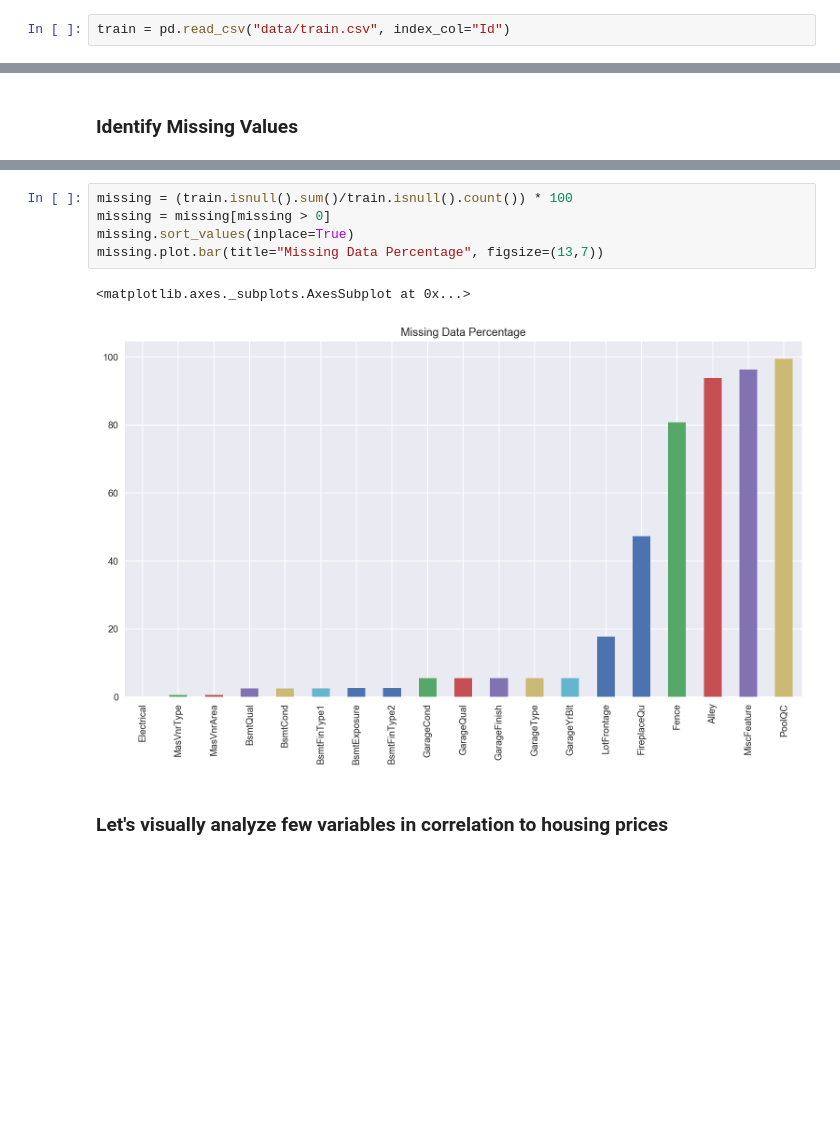
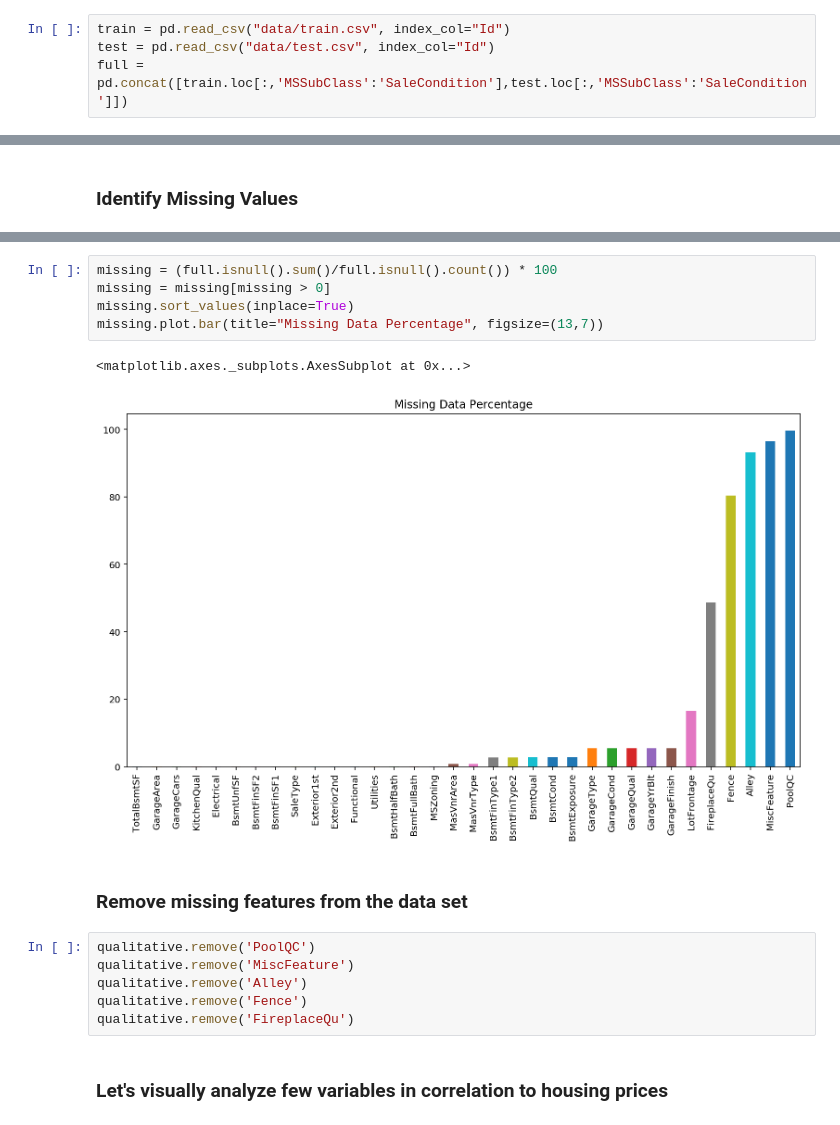
Before and after one commit to azouari/data-science, a Jupyter notebook: warmups/house-prices-advanced-regression-techniques/Housing Prices.ipynb, the cells around one changed output, grey strips where cells are left out. Saved outputs shown, nothing was run; the diff lists cells and outputs as text; blank space fills up the shorter version.

```diff
--- a/warmups/house-prices-advanced-regression-techniques/Housing Prices.ipynb
+++ b/warmups/house-prices-advanced-regression-techniques/Housing Prices.ipynb
@@ -11,3 +13,5 @@ pd.options.display.max_columns = 100
 # %%
 train = pd.read_csv("data/train.csv", index_col="Id")
+test = pd.read_csv("data/test.csv", index_col="Id")
+full = pd.concat([train.loc[:,'MSSubClass':'SaleCondition'],test.loc[:,'MSSubClass':'SaleCondition']])
 # %%
@@ -39,11 +57,19 @@ missing.plot.bar(title="Quantify Number of Missing Values", figsize=(13,7))
 # %%
-missing = (train.isnull().sum()/train.isnull().count()) * 100
+missing = (full.isnull().sum()/full.isnull().count()) * 100
 missing = missing[missing > 0]
 missing.sort_values(inplace=True)
 missing.plot.bar(title="Missing Data Percentage", figsize=(13,7))
 # %% [output]
 <matplotlib.axes._subplots.AxesSubplot at 0x...>
-[figure, old version]
+[figure, new version]
+# %% [markdown]
+### Remove missing features from the data set
+# %%
+qualitative.remove('PoolQC')
+qualitative.remove('MiscFeature')
+qualitative.remove('Alley')
+qualitative.remove('Fence')
+qualitative.remove('FireplaceQu')
 # %% [markdown]
 ### Let's visually analyze few variables in correlation to housing prices
 # %%
```
Also changed, not shown: parts of 91 cells of this notebook, 10 other files.
